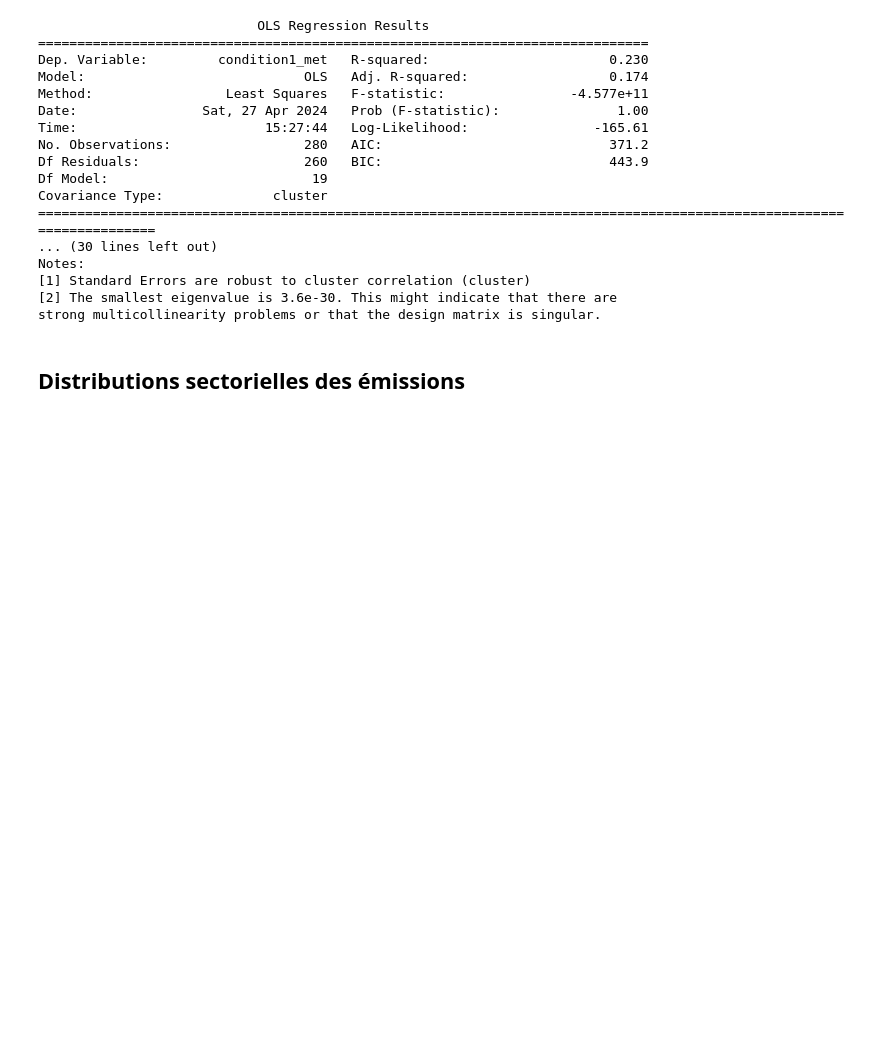
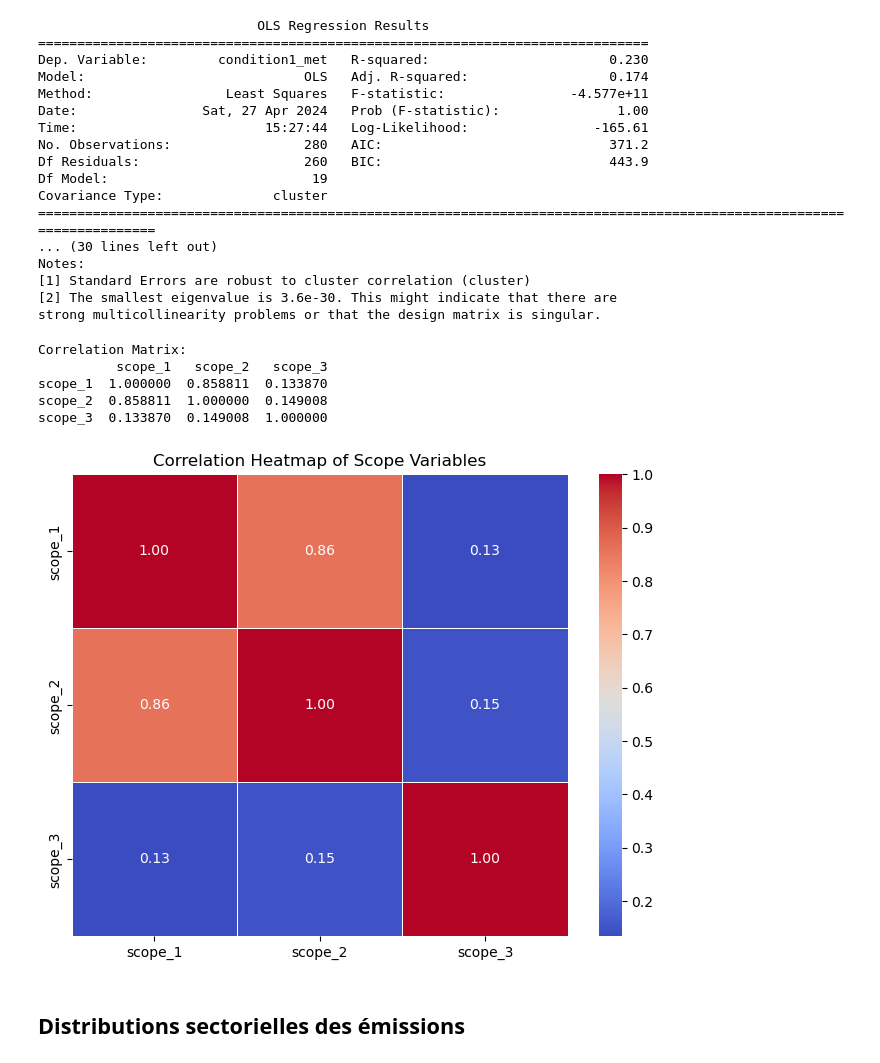
Before and after one commit to pierperri/StatApp, a Jupyter notebook: Analyse sectorielle.ipynb, the cells around one changed output. Saved outputs shown, nothing was run; the diff lists cells and outputs as text; code cells hidden in the pictures; blank space fills up the shorter version.

Commit message:
Heatmap

```diff
--- a/Analyse sectorielle.ipynb
+++ b/Analyse sectorielle.ipynb
@@ -244,6 +250,35 @@ Notes:
 [1] Standard Errors are robust to cluster correlation (cluster)
 [2] The smallest eigenvalue is 3.6e-30. This might indicate that there are
 strong multicollinearity problems or that the design matrix is singular.
+# %%
+scope_columns = ['scope_1', 'scope_2', 'scope_3']
+df2 = data.copy()
+
+for s in scope_columns :
+    df2[s] = df2[s]/df2[s].mean()
+
+# Calculate the correlation matrix
+correlation_matrix = df2[scope_columns].corr()
+
+# Print the correlation matrix
+print("Correlation Matrix:")
+print(correlation_matrix)
+
+import seaborn as sns
+import matplotlib.pyplot as plt
+
+# Plot the heatmap
+plt.figure(figsize=(8, 6))
+sns.heatmap(correlation_matrix, annot=True, cmap='coolwarm', fmt=".2f", linewidths=0.5)
+plt.title('Correlation Heatmap of Scope Variables')
+plt.show()
+# %% [output]
+Correlation Matrix:
+          scope_1   scope_2   scope_3
+scope_1  1.000000  0.858811  0.133870
+scope_2  0.858811  1.000000  0.149008
+scope_3  0.133870  0.149008  1.000000
+[figure, added]
 # %% [markdown]
 ## Distributions sectorielles des émissions
 # %% [markdown]
```
Also changed, not shown: parts of 1 cell of this notebook.
